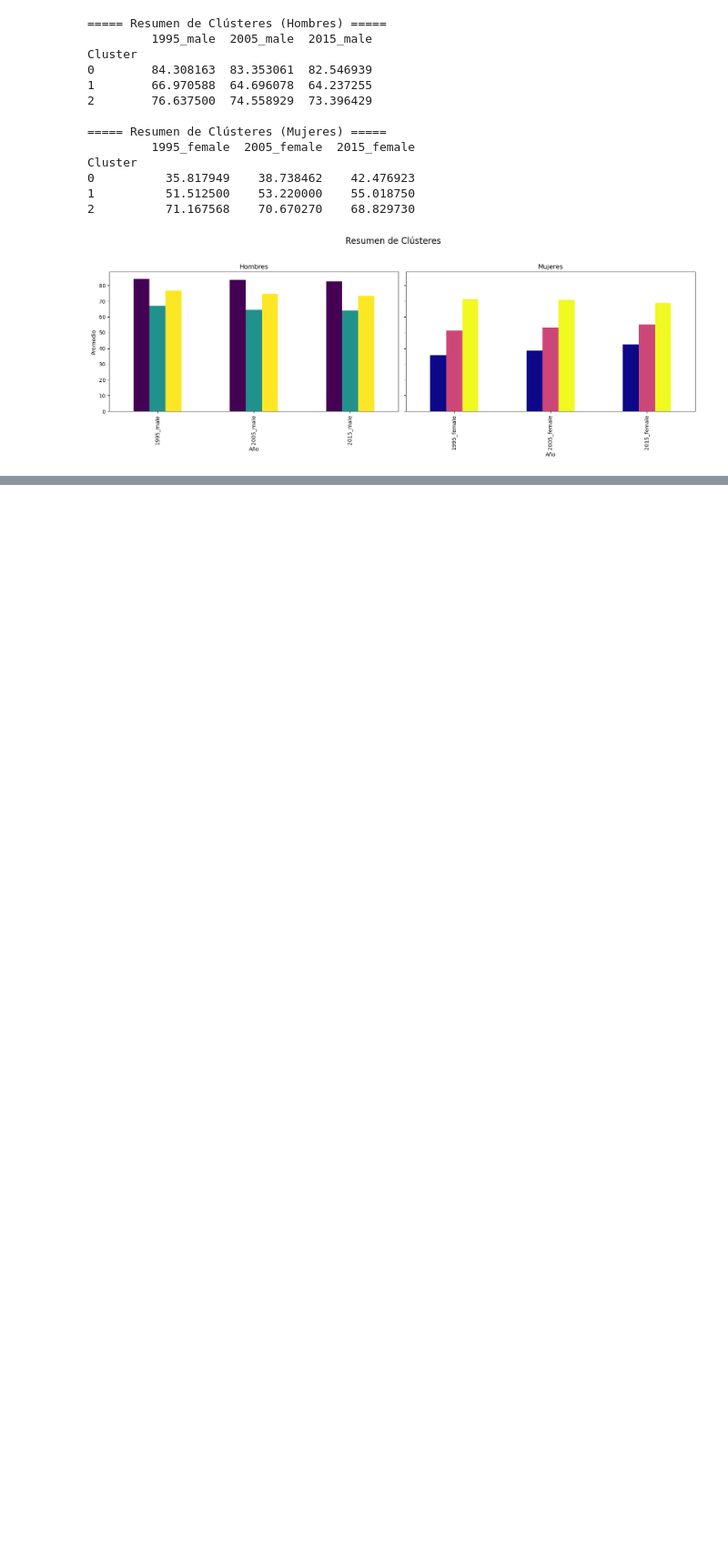
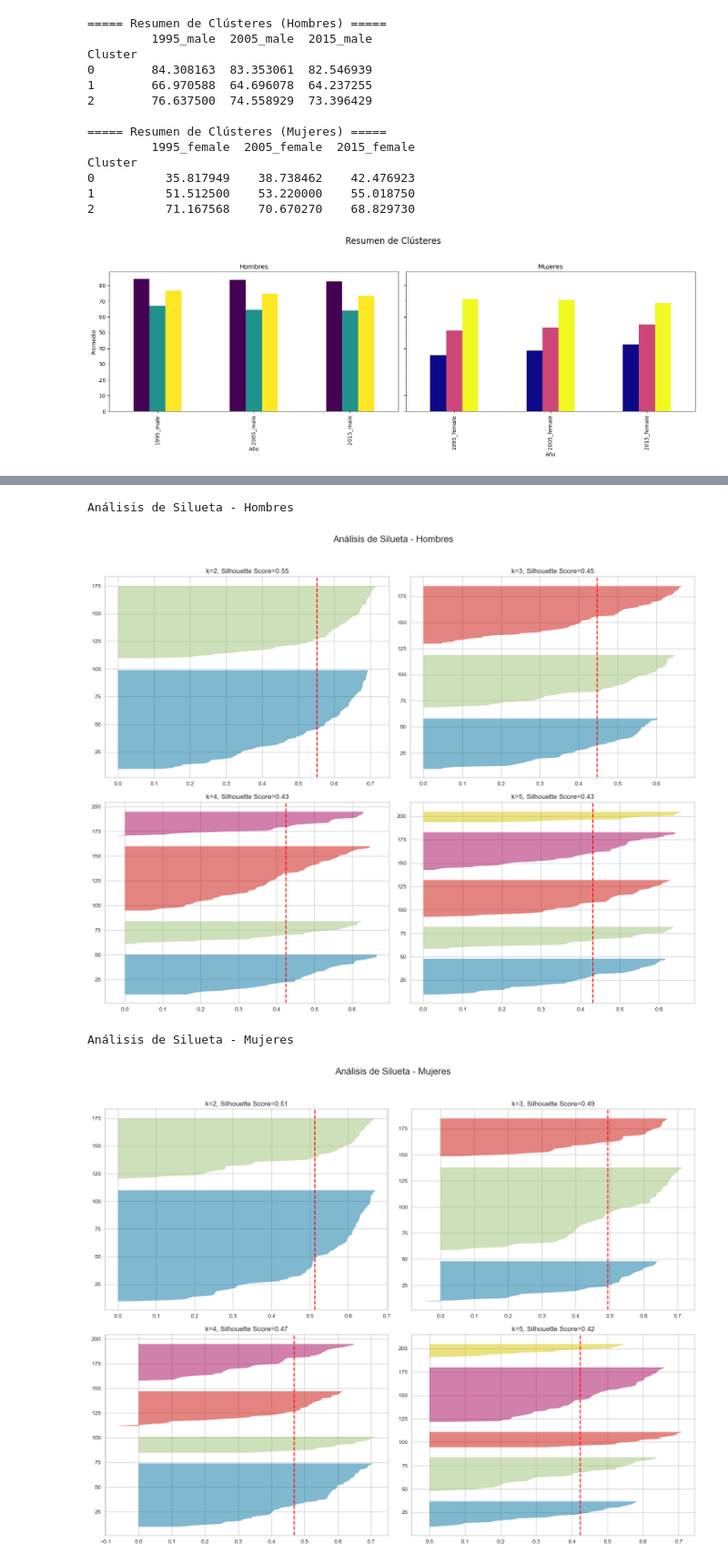
Before and after one commit to camilorav31/labourforce_clustering, a Jupyter notebook: Microproyecto2.ipynb, the cells around one changed output, grey strips where cells are left out. Shown at 91% size. Drawn from its saved outputs; the diff is of its cells as text; code cells hidden in the pictures; blank space fills up the shorter version.

```diff
--- a/Microproyecto2.ipynb
+++ b/Microproyecto2.ipynb
@@ -399,0 +433,31 @@ Cluster
+# %%
+from yellowbrick.cluster import SilhouetteVisualizer
+from sklearn.cluster import KMeans
+import matplotlib.pyplot as plt
+
+# Función para realizar análisis de silueta con subplots
+def silhouette_with_subplots(data, title):
+    fig, ax = plt.subplots(2, 2, figsize=(15, 12))
+    for i, k in enumerate([2, 3, 4, 5]):
+        model = KMeans(n_clusters=k, random_state=42)
+        q, mod = divmod(i, 2)
+        visualizer = SilhouetteVisualizer(model, colors='yellowbrick', ax=ax[q][mod])
+        visualizer.fit(data)
+        silhouette_avg = visualizer.silhouette_score_
+        ax[q][mod].set_title(f'k={k}, Silhouette Score={silhouette_avg:.2f}')
+    fig.suptitle(title, fontsize=16)
+    plt.tight_layout(rect=[0, 0, 1, 0.96])
+    plt.show()
+
+# Análisis de silueta para hombres
+print("Análisis de Silueta - Hombres")
+silhouette_with_subplots(male_data.drop(columns=['Cluster']), "Análisis de Silueta - Hombres")
+
+# Análisis de silueta para mujeres
+print("Análisis de Silueta - Mujeres")
+silhouette_with_subplots(female_data.drop(columns=['Cluster']), "Análisis de Silueta - Mujeres")
+# %% [output]
+Análisis de Silueta - Hombres
+[figure, added]
+Análisis de Silueta - Mujeres
+[figure, added]
```
Also changed, not shown: parts of 7 cells of this notebook.
